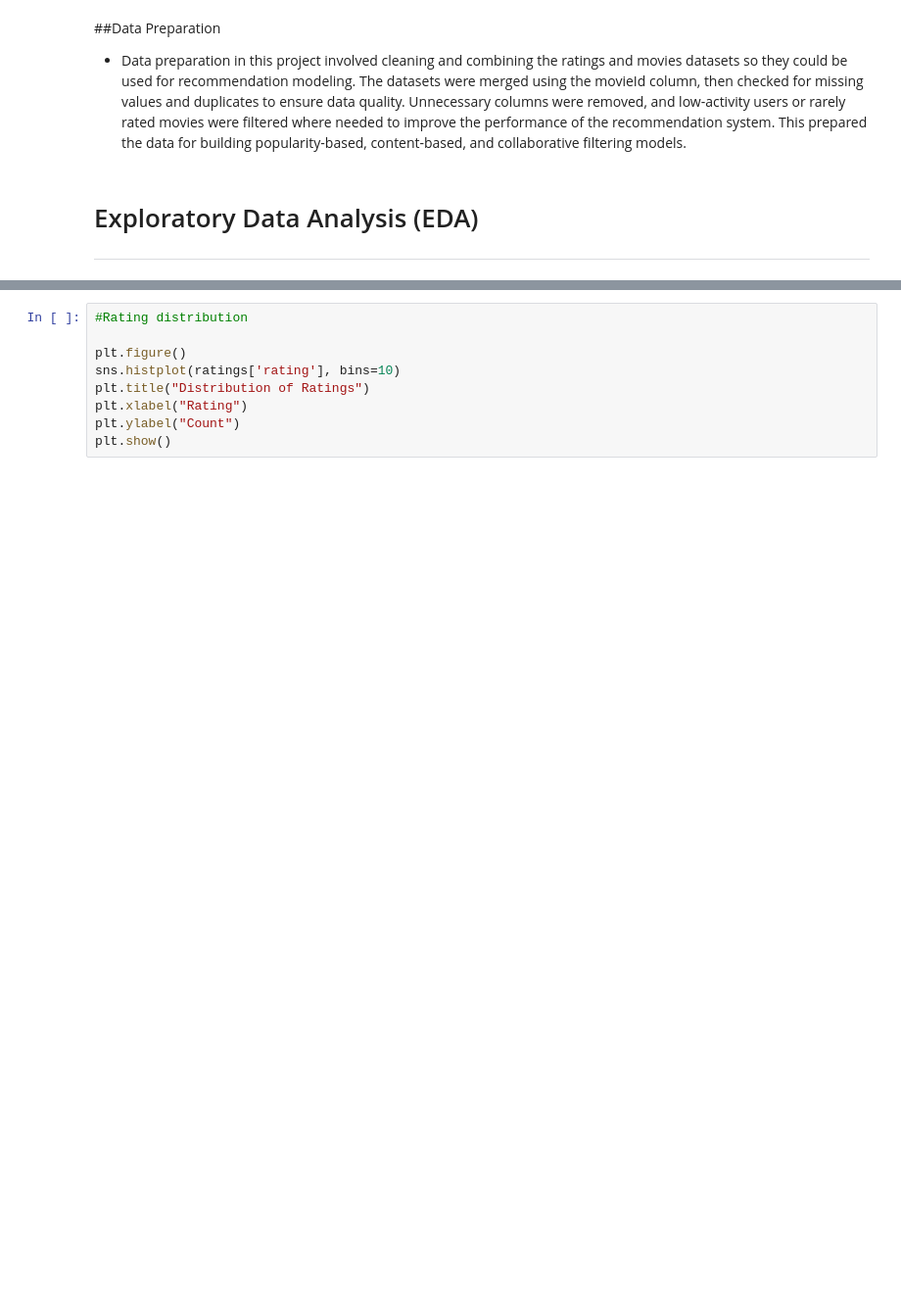
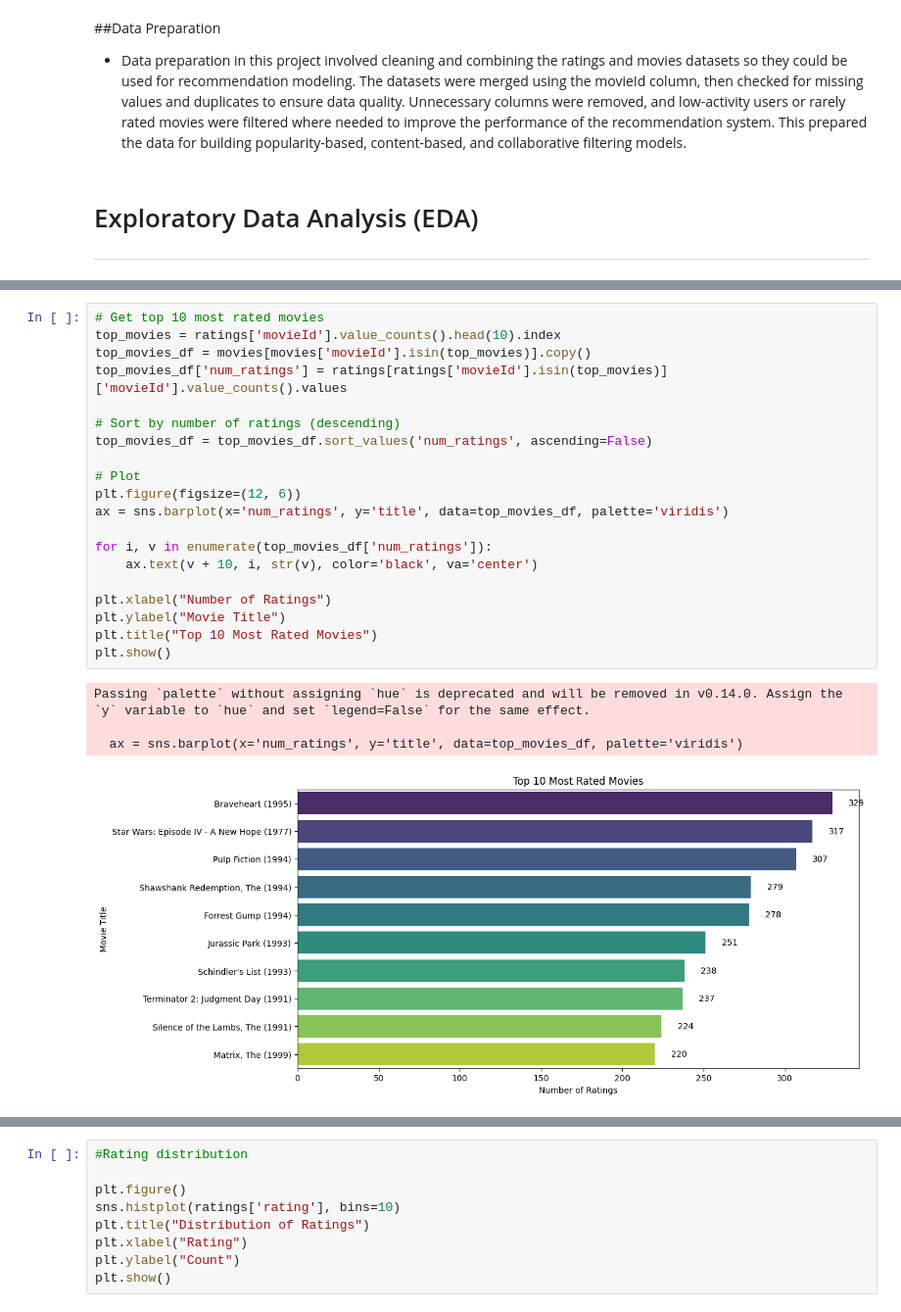
Before and after one commit to Wanyiri9dave/SimilarityEngine, a Jupyter notebook: index.ipynb, the cells around one changed output, grey strips where cells are left out. Shown at 98% size. Cells and saved outputs as stored; diff of their text form; blank space fills up the shorter version.

```diff
--- a/index.ipynb
+++ b/index.ipynb
@@ -160,0 +299,25 @@ merged = merged[merged['userId'].isin(user_counts[user_counts > 50].index)]
+# %%
+# Get top 10 most rated movies
+top_movies = ratings['movieId'].value_counts().head(10).index
+top_movies_df = movies[movies['movieId'].isin(top_movies)].copy()
+top_movies_df['num_ratings'] = ratings[ratings['movieId'].isin(top_movies)]['movieId'].value_counts().values
+
+# Sort by number of ratings (descending)
+top_movies_df = top_movies_df.sort_values('num_ratings', ascending=False)
+
+# Plot
+plt.figure(figsize=(12, 6))
+ax = sns.barplot(x='num_ratings', y='title', data=top_movies_df, palette='viridis')
+
+for i, v in enumerate(top_movies_df['num_ratings']):
+    ax.text(v + 10, i, str(v), color='black', va='center')
+
+plt.xlabel("Number of Ratings")
+plt.ylabel("Movie Title")
+plt.title("Top 10 Most Rated Movies")
+plt.show()
+# %% [output]
+Passing `palette` without assigning `hue` is deprecated and will be removed in v0.14.0. Assign the `y` variable to `hue` and set `legend=False` for the same effect.
+
+  ax = sns.barplot(x='num_ratings', y='title', data=top_movies_df, palette='viridis')
+[figure, added]
```
Also changed, not shown: parts of 14 cells of this notebook.
